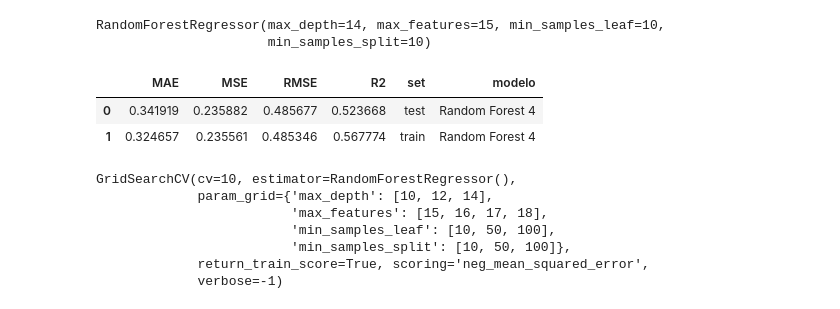
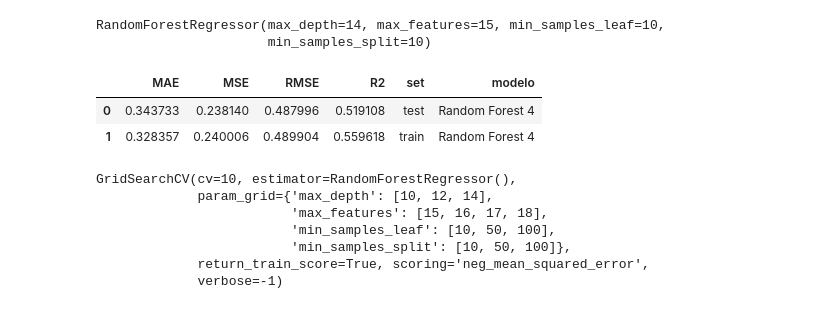
Before and after one commit to Adalab/promo-d-da-modulo1-sprint2-Paloma_Paula_Iris, a Jupyter notebook: 1.regresion_lineal/r_lineal/11_random_forest.ipynb, the cells around one changed output. Saved outputs shown, nothing was run; the diff lists cells and outputs as text; code cells hidden in the pictures.

```diff
--- a/1.regresion_lineal/r_lineal/11_random_forest.ipynb
+++ b/1.regresion_lineal/r_lineal/11_random_forest.ipynb
@@ -275,12 +272,12 @@ RandomForestRegressor(max_depth=14, max_features=15, min_samples_leaf=10,
 y_test4_rf = bosque4.predict(x_test)
 y_train4_rf = bosque4.predict(x_train)
 # %%
-rf4_results = fun.metricas(y_test, y_train, y_test4_rf, y_train4_rf, "Random Forest 4")
+rf4_results = fun.metricaslin(y_test, y_train, y_test4_rf, y_train4_rf, "Random Forest 4")
 rf4_results
 # %% [output]
 |  | MAE | MSE | RMSE | R2 | set | modelo |
-| 0 | 0.341919 | 0.235882 | 0.485677 | 0.523668 | test | Random Forest 4 |
-| 1 | 0.324657 | 0.235561 | 0.485346 | 0.567774 | train | Random Forest 4 |
+| 0 | 0.343733 | 0.238140 | 0.487996 | 0.519108 | test | Random Forest 4 |
+| 1 | 0.328357 | 0.240006 | 0.489904 | 0.559618 | train | Random Forest 4 |
 # %%
 param4 = {"max_depth": [10, 12, 14],
         "max_features": [15,16,17,18],
```
Also changed, not shown: parts of 20 cells of this notebook, 4 other files.
